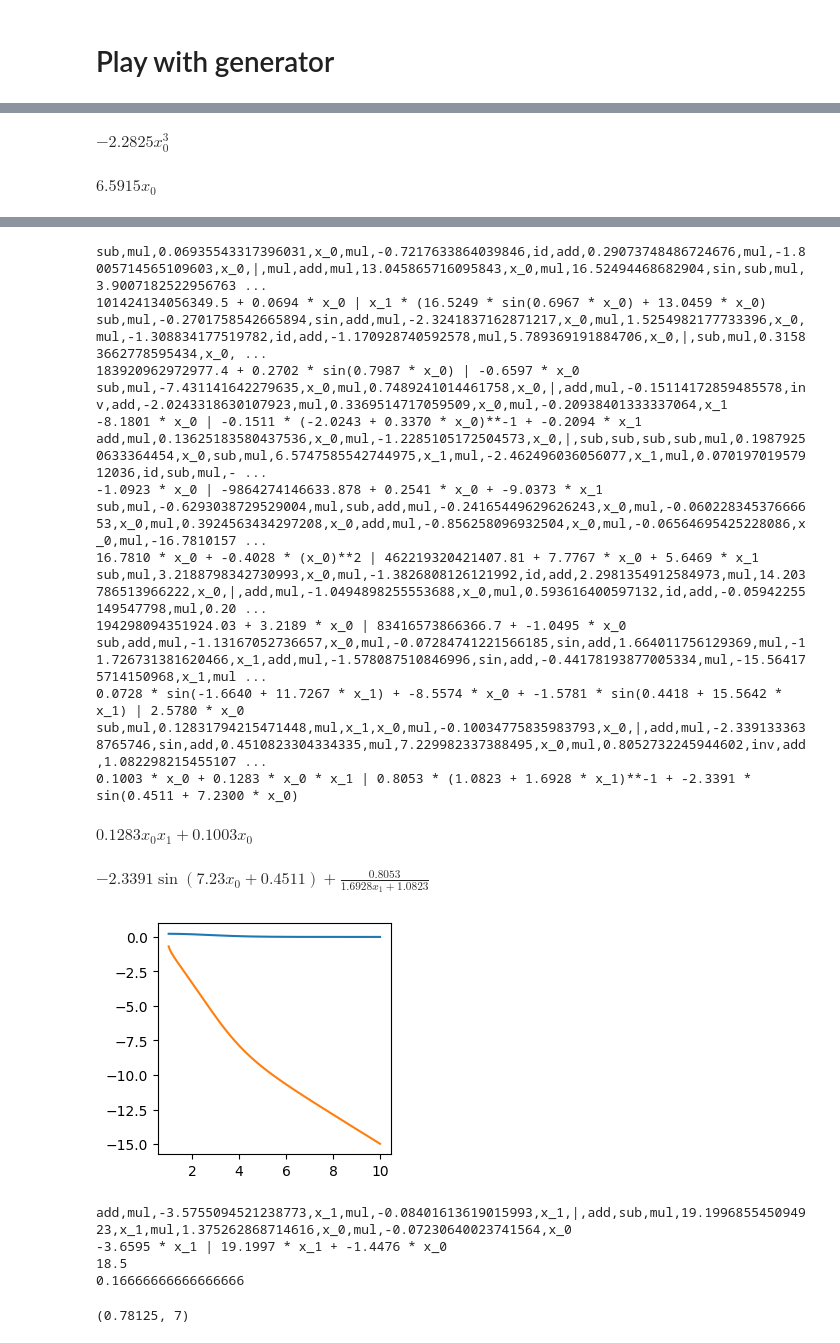
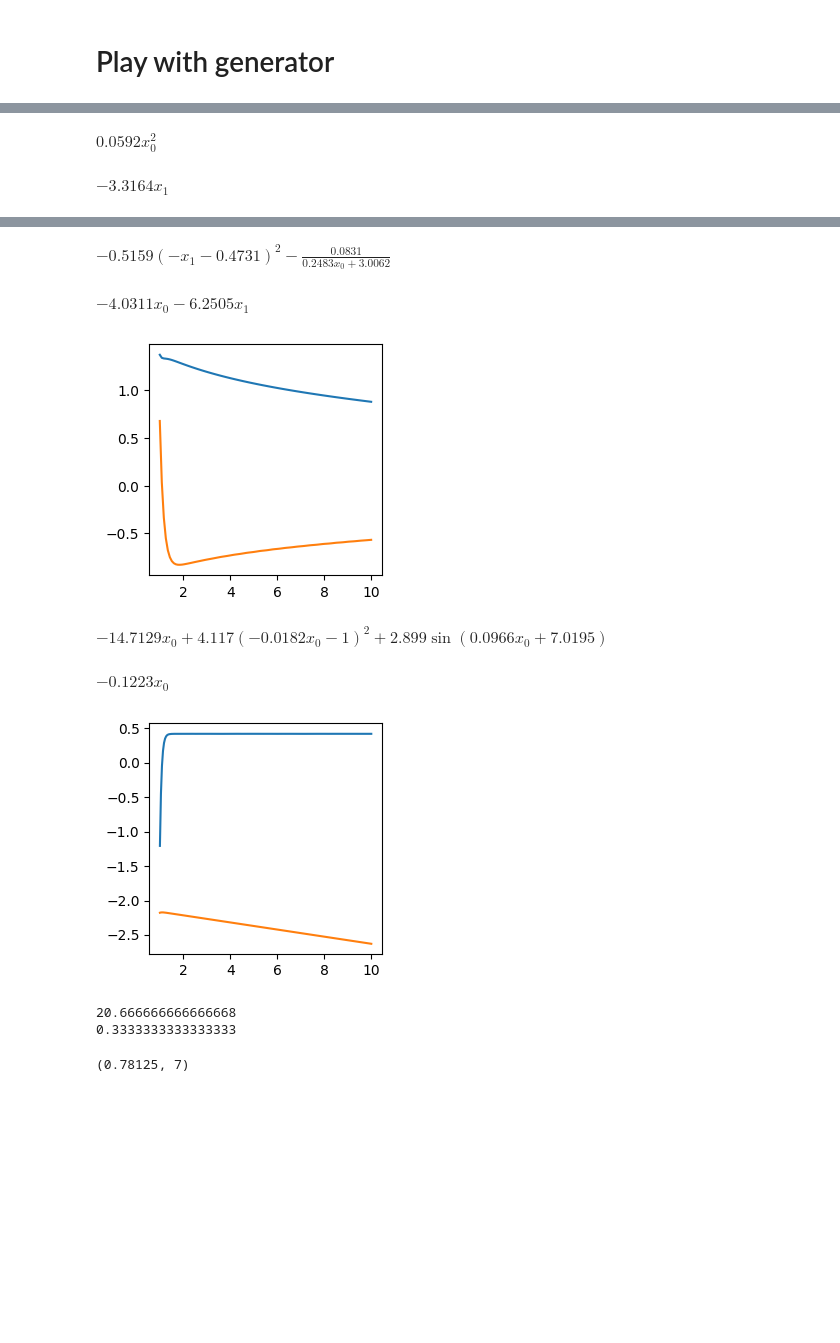
Before and after one commit to sdascoli/odeformer, a Jupyter notebook: tests.ipynb, the cells around one changed output, grey strips where cells are left out. Drawn from its saved outputs; the diff is of its cells as text; code cells hidden in the pictures; blank space fills up the shorter version.

```diff
--- a/tests.ipynb
+++ b/tests.ipynb
@@ -51,7 +48,7 @@ paths = [
     #"sympy"
     #"mlm"
     #"scale"
-    "mlm_bounded"
+    "poly"
        ]
 
 
@@ -224,19 +220,19 @@ for run in selected_runs[:1]:
 # %% [output]
 [figure]
 # %%
-run = runs[-2]
+run = runs[0]
 args = run['args']
 df = pd.read_csv(args.output_dir/'evals_all/eval_in_domain.csv')
 #df = pd.read_csv(args.output_dir/'evals_all/eval_pmlb.csv')
-#df = df.query('info_n_unary_ops==2')
-#df = df.query('r2_zero>0.999')
+df = df.query('info_dimension==3')
+#df = df.query('r2_zero>0.9')
 for i, (_, sample) in enumerate(df.iterrows()):
     if i==10: break
     try:
         print(sample['r2_zero'])
         if hasattr(sample, 'trees'):
-            print(''.join(['{:>100s}'.format(eq) for eq in sample['trees'].split(',')]))
-        print(''.join(['{:>100s}'.format(eq) for eq in sample['predicted_trees'].split(',')]))
+            print(''.join(['{:>100s}'.format(eq) for eq in sample['trees'].split('|')]))
+        print(''.join(['{:>100s}'.format(eq) for eq in sample['predicted_trees'].split('|')]))
         print()
     except: pass
 # %% [output]
@@ -507,7 +503,7 @@ args.max_dimension = 2
 #args.time_range = 10
 args.subsample_ratio = 0
 #args.operators_to_use = "add:4,mul:1"
-#args.float_descriptor_length = 1
+args.float_descriptor_length = 2
 #args.discard_stationary_trajectory_prob = 1
 
 env = FunctionEnvironment(args)
@@ -519,7 +515,7 @@ trees = []
 for itotal in range(1000):
     try: samples, error = env._gen_expr(train=True)
     except MyTimeoutError: continue
-    if i==10: break
+    if i==3: break
     if not error:
         tree = samples["tree"]
         lens.append(len(tree.prefix().split(',')))
@@ -549,2 +537,2 @@ mul,-2.282504779836192,mul,mul,x_0,x_0,x_0,|,sub,mul,6.663469599810999,x_0,mul,0
-$\displaystyle - 2.2825 x_{0}^{3}$
+$\displaystyle 0.0592 x_{0}^{2}$
-$\displaystyle 6.5915 x_{0}$
+$\displaystyle - 3.3164 x_{1}$
@@ -552,26 +540,11 @@ $\displaystyle 6.5915 x_{0}$
-sub,mul,0.06935543317396031,x_0,mul,-0.7217633864039846,id,add,0.29073748486724676,mul,-1.8005714565109603,x_0,|,mul,add,mul,13.045865716095843,x_0,mul,16.52494468682904,sin,sub,mul,3.9007182522956763 ...
-101424134056349.5 + 0.0694 * x_0 | x_1 * (16.5249 * sin(0.6967 * x_0) + 13.0459 * x_0)
-sub,mul,-0.2701758542665894,sin,add,mul,-2.3241837162871217,x_0,mul,1.5254982177733396,x_0,mul,-1.308834177519782,id,add,-1.170928740592578,mul,5.789369191884706,x_0,|,sub,mul,0.31583662778595434,x_0, ...
-183920962972977.4 + 0.2702 * sin(0.7987 * x_0) | -0.6597 * x_0
-sub,mul,-7.431141642279635,x_0,mul,0.7489241014461758,x_0,|,add,mul,-0.15114172859485578,inv,add,-2.0243318630107923,mul,0.3369514717059509,x_0,mul,-0.20938401333337064,x_1
--8.1801 * x_0 | -0.1511 * (-2.0243 + 0.3370 * x_0)**-1 + -0.2094 * x_1
-add,mul,0.13625183580437536,x_0,mul,-1.2285105172504573,x_0,|,sub,sub,sub,sub,mul,0.19879250633364454,x_0,sub,mul,6.5747585542744975,x_1,mul,-2.462496036056077,x_1,mul,0.07019701957912036,id,sub,mul,- ...
--1.0923 * x_0 | -9864274146633.878 + 0.2541 * x_0 + -9.0373 * x_1
-sub,mul,-0.6293038729529004,mul,sub,add,mul,-0.24165449629626243,x_0,mul,-0.06022834537666653,x_0,mul,0.3924563434297208,x_0,add,mul,-0.856258096932504,x_0,mul,-0.06564695425228086,x_0,mul,-16.7810157 ...
-16.7810 * x_0 + -0.4028 * (x_0)**2 | 462219320421407.81 + 7.7767 * x_0 + 5.6469 * x_1
-sub,mul,3.2188798342730993,x_0,mul,-1.3826808126121992,id,add,2.2981354912584973,mul,14.203786513966222,x_0,|,add,mul,-1.0494898255553688,x_0,mul,0.593616400597132,id,add,-0.05942255149547798,mul,0.20 ...
-194298094351924.03 + 3.2189 * x_0 | 83416573866366.7 + -1.0495 * x_0
-sub,add,mul,-1.13167052736657,x_0,mul,-0.07284741221566185,sin,add,1.664011756129369,mul,-11.726731381620466,x_1,add,mul,-1.578087510846996,sin,add,-0.44178193877005334,mul,-15.564175714150968,x_1,mul ...
-0.0728 * sin(-1.6640 + 11.7267 * x_1) + -8.5574 * x_0 + -1.5781 * sin(0.4418 + 15.5642 * x_1) | 2.5780 * x_0
-sub,mul,0.12831794215471448,mul,x_1,x_0,mul,-0.10034775835983793,x_0,|,add,mul,-2.3391333638765746,sin,add,0.4510823304334335,mul,7.229982337388495,x_0,mul,0.8052732245944602,inv,add,1.082298215455107 ...
-0.1003 * x_0 + 0.1283 * x_0 * x_1 | 0.8053 * (1.0823 + 1.6928 * x_1)**-1 + -2.3391 * sin(0.4511 + 7.2300 * x_0)
-$\displaystyle 0.1283 x_{0} x_{1} + 0.1003 x_{0}$
+$\displaystyle - 0.5159 \left(- x_{1} - 0.4731\right)^{2} - \frac{0.0831}{0.2483 x_{0} + 3.0062}$
-$\displaystyle - 2.3391 \sin{\left(7.23 x_{0} + 0.4511 \right)} + \frac{0.8053}{1.6928 x_{1} + 1.0823}$
+$\displaystyle - 4.0311 x_{0} - 6.2505 x_{1}$
-[figure, old version]
+[figure, new version]
-add,mul,-3.5755094521238773,x_1,mul,-0.08401613619015993,x_1,|,add,sub,mul,19.199685545094923,x_1,mul,1.375262868714616,x_0,mul,-0.07230640023741564,x_0
--3.6595 * x_1 | 19.1997 * x_1 + -1.4476 * x_0
-18.5
-0.16666666666666666
+$\displaystyle - 14.7129 x_{0} + 4.117 \left(- 0.0182 x_{0} - 1\right)^{2} + 2.899 \sin{\left(0.0966 x_{0} + 7.0195 \right)}$
+$\displaystyle - 0.1223 x_{0}$
+[figure, added]
+20.666666666666668
+0.3333333333333333
 # %%
 math.frexp(100)
 # %% [output]
```
Also changed, not shown: parts of 7 cells of this notebook, 4 other files.
